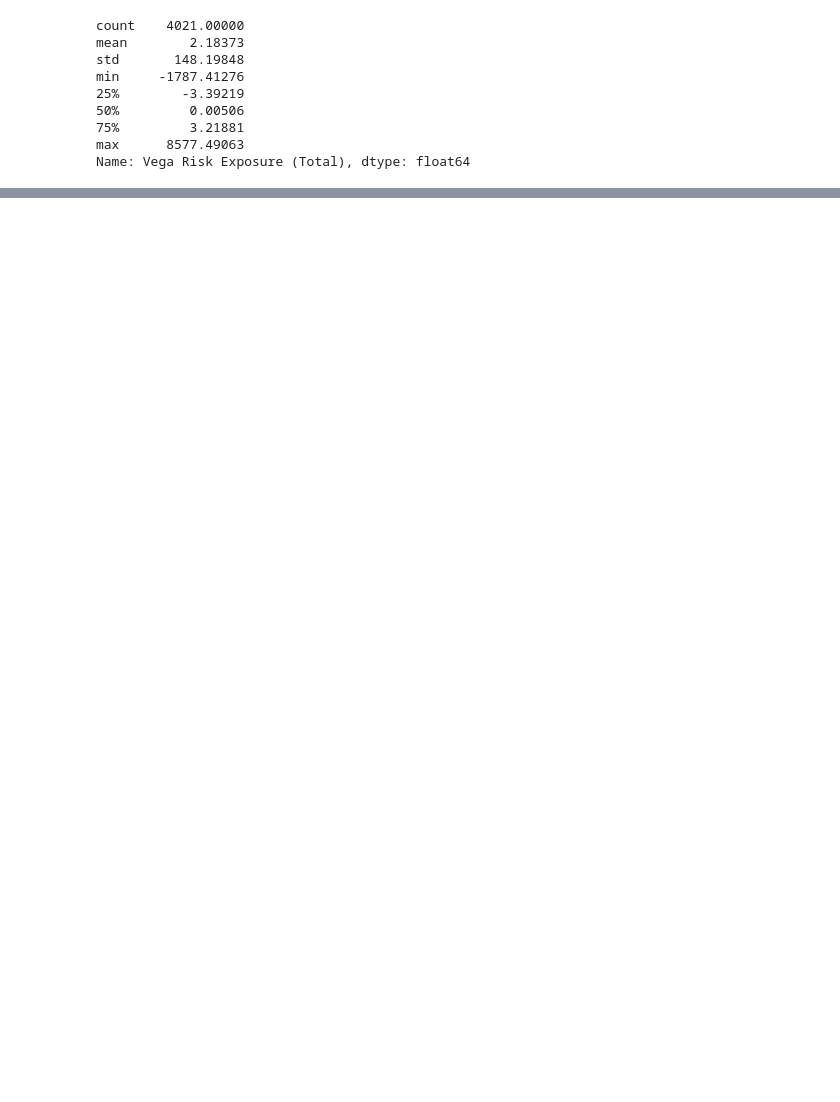
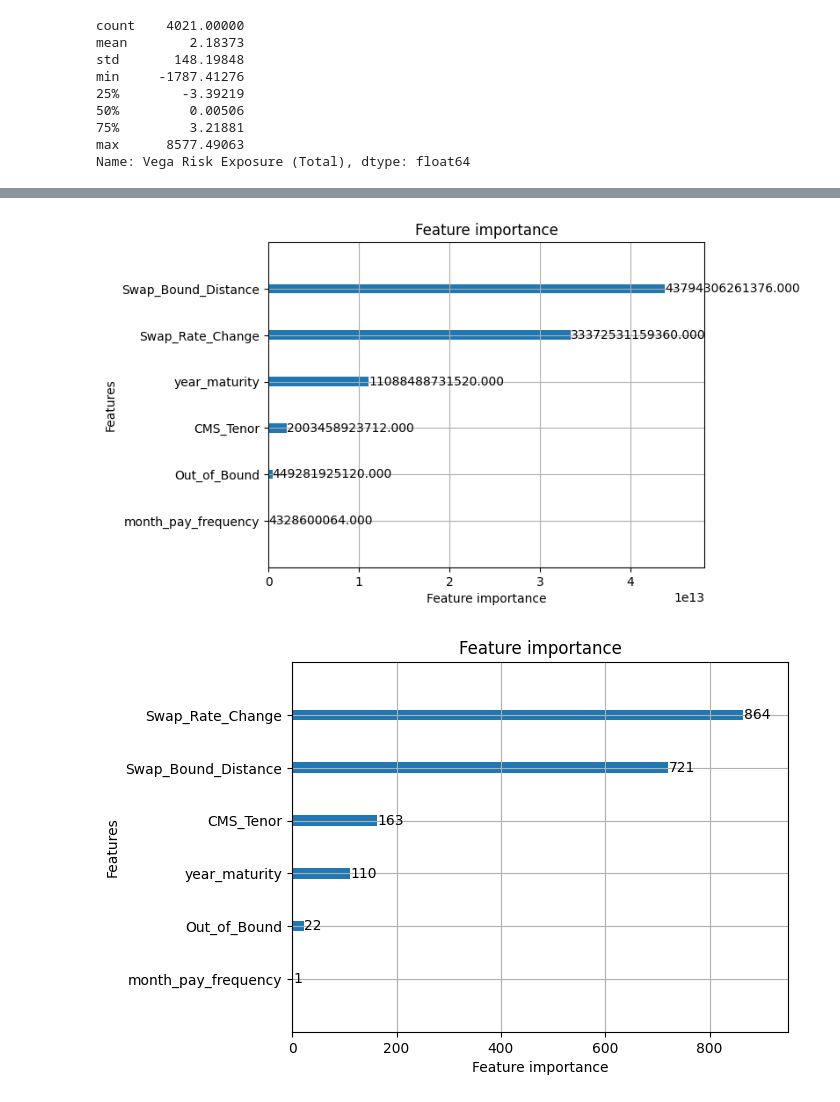
Before and after one commit to jacksonhk/UBS-data, a Jupyter notebook: IRModel.ipynb, the cells around one changed output, grey strips where cells are left out. Drawn from its saved outputs; the diff is of its cells as text; code cells hidden in the pictures; blank space fills up the shorter version.

```diff
--- a/IRModel.ipynb
+++ b/IRModel.ipynb
@@ -290,0 +437,7 @@ Name: Vega Risk Exposure (Total), dtype: float64
+# %%
+lgb.plot_importance(model, importance_type='gain')
+lgb.plot_importance(model, importance_type='split')
+plt.show()
+# %% [output]
+[figure, added]
+[figure, added]
```
Also changed, not shown: parts of 24 cells of this notebook.
